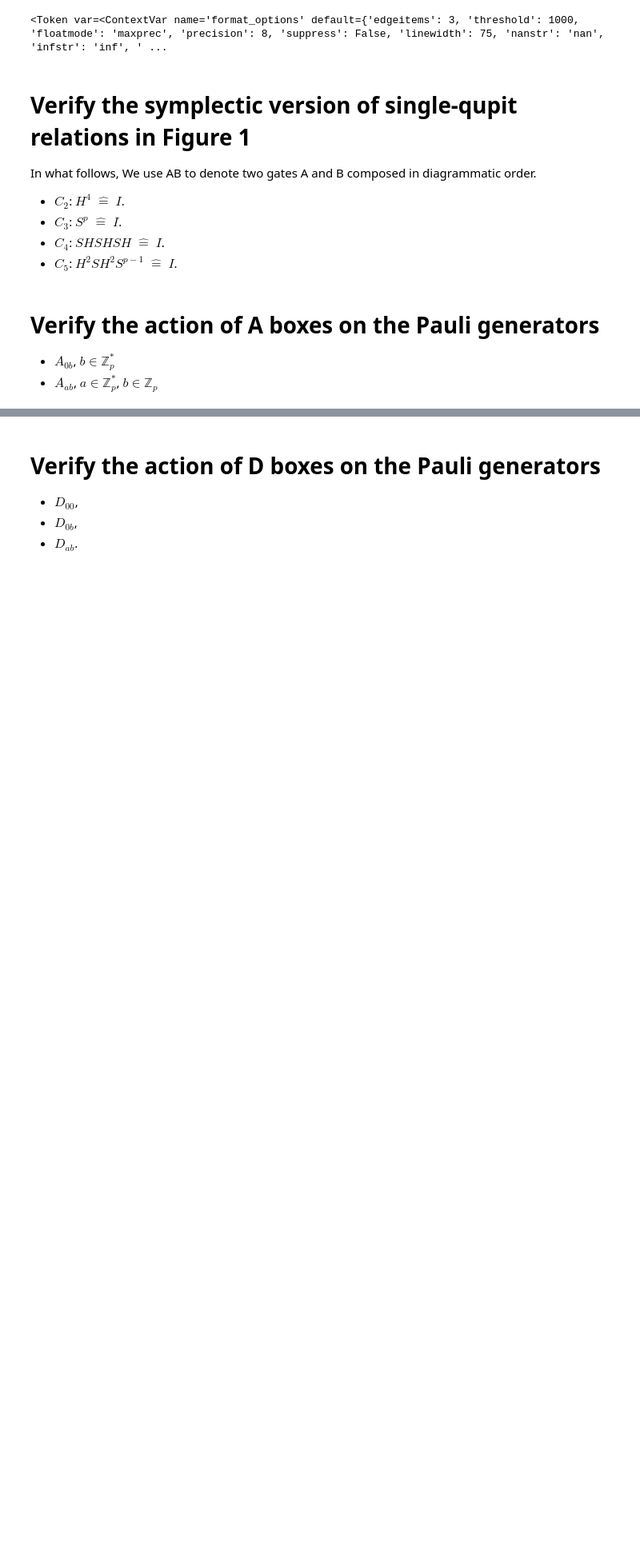
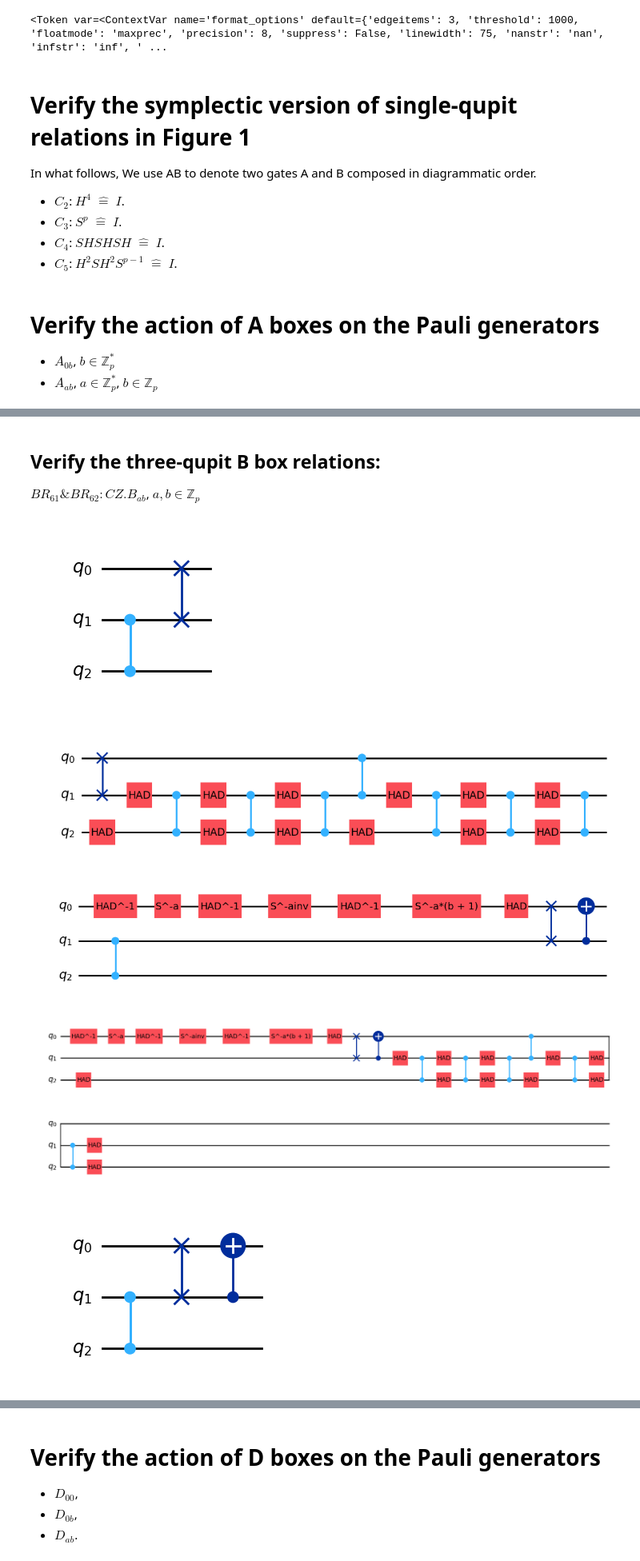
Before and after one commit to SarahMMMLi/QuditClifford, a Jupyter notebook: notebooks/BoxRelation-Soundness.ipynb, the cells around one changed output, grey strips where cells are left out. Shown at 80% size. Drawn from its saved outputs; the diff is of its cells as text; code cells hidden in the pictures; blank space fills up the shorter version.

```diff
--- a/notebooks/BoxRelation-Soundness.ipynb
+++ b/notebooks/BoxRelation-Soundness.ipynb
@@ -406,0 +427,3 @@ def instantiate_A_box(a, b, j, n, p):
+# %% [markdown]
+## Verify the three-qupit B box relations:
+$BR_{61} \& BR_{62}: CZ. B_{ab}$, $a,b\in \mathbb{Z}_p$
@@ -406,0 +511,8 @@ def instantiate_A_box(a, b, j, n, p):
+# %%
+generate_3q_CZ_B_box_relations(23)
+# %% [output]
+[figure, added]
+[figure, added]
+[figure, added]
+[figure, added]
+[figure, added]
```
Also changed, not shown: parts of 17 cells of this notebook, 14 other files.
